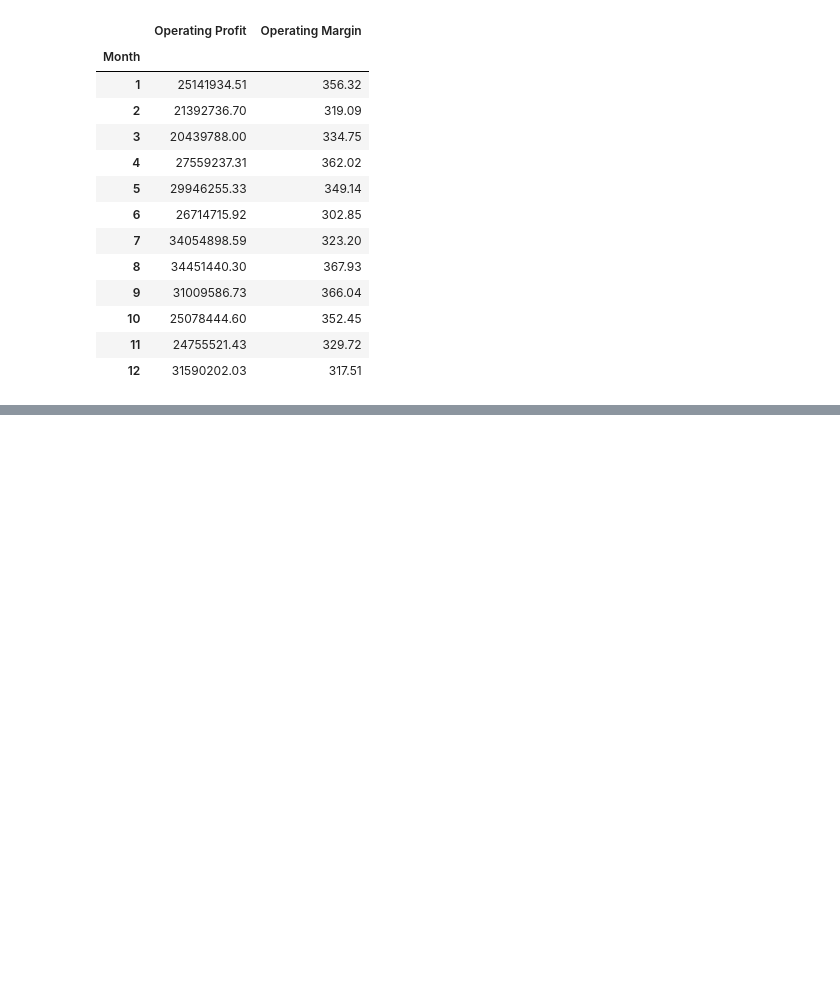
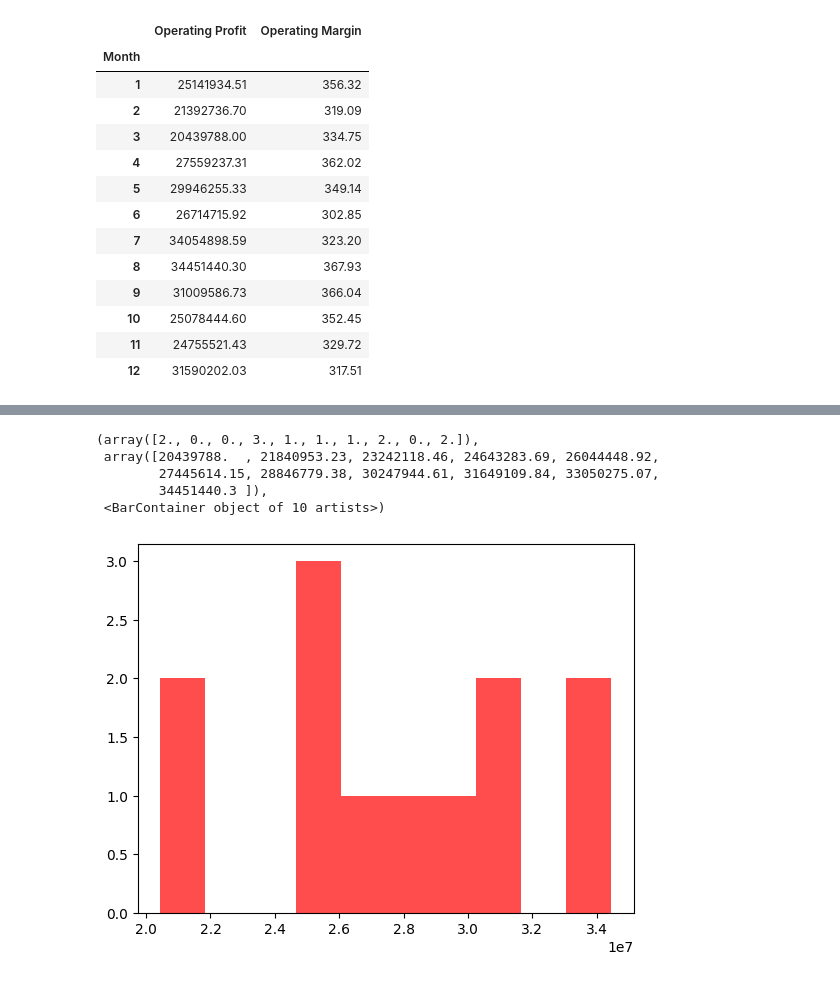
Before and after one commit to Lam2y/Data-Analytics, a Jupyter notebook: Datasets/Adidas/Addidas US Sales.ipynb, the cells around one changed output, grey strips where cells are left out. Cells and saved outputs as stored; diff of their text form; code cells hidden in the pictures; blank space fills up the shorter version.

```diff
--- a/Datasets/Adidas/Addidas US Sales.ipynb
+++ b/Datasets/Adidas/Addidas US Sales.ipynb
@@ -191,0 +254,9 @@ df_agg
+# %%
+plt.hist(df_agg['Operating Profit'], bins=10, color='r', alpha=0.7, label='Month')
+# %% [output]
+(array([2., 0., 0., 3., 1., 1., 1., 2., 0., 2.]),
+ array([20439788.  , 21840953.23, 23242118.46, 24643283.69, 26044448.92,
+        27445614.15, 28846779.38, 30247944.61, 31649109.84, 33050275.07,
+        34451440.3 ]),
+ <BarContainer object of 10 artists>)
+[figure, added]
```
Also changed, not shown: parts of 6 cells of this notebook, 1 other file.
